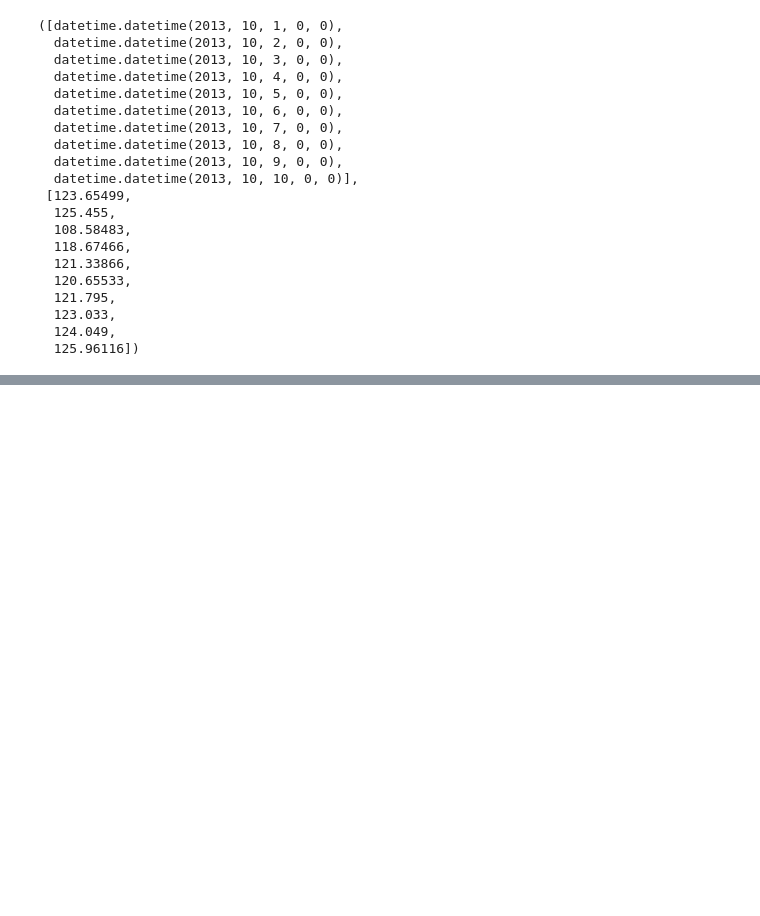
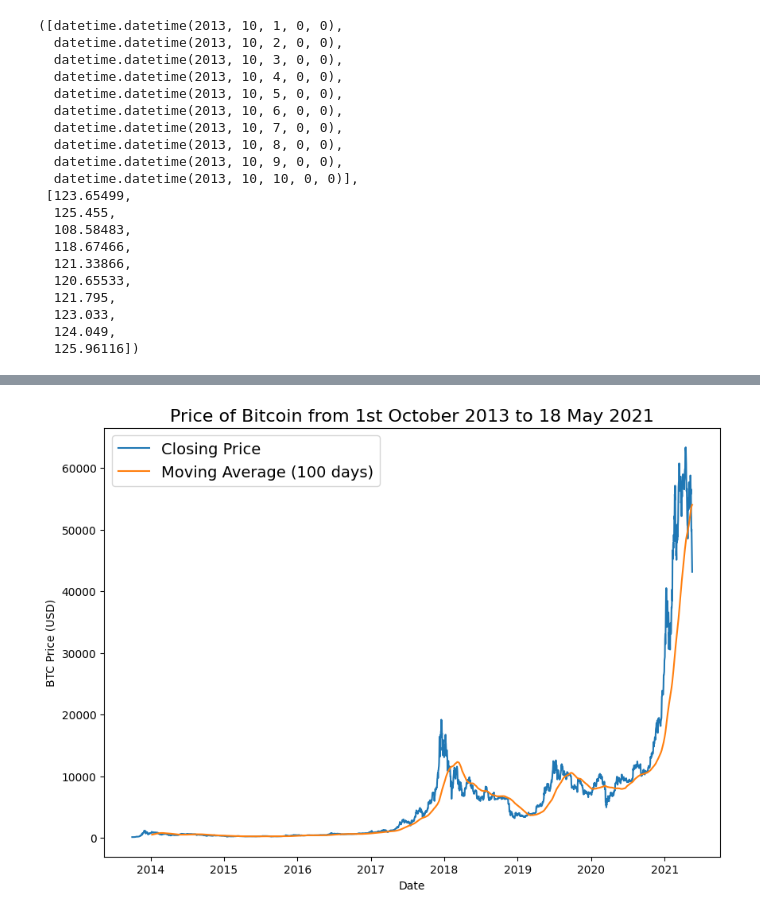
Before and after one commit to 21Ovi/BitPredict, a Jupyter notebook: BitPredict.ipynb, the cells around one changed output, grey strips where cells are left out. Saved outputs shown, nothing was run; the diff lists cells and outputs as text; code cells hidden in the pictures; blank space fills up the shorter version.

```diff
--- a/BitPredict.ipynb
+++ b/BitPredict.ipynb
@@ -143,0 +144,12 @@ plt.xlabel("Date");
+# %%
+# Plot the closing price with a moving average
+
+plt.figure(figsize=(10, 7))
+plt.plot(bitcoin_prices.index, bitcoin_prices['price'], label='Closing Price')
+plt.plot(bitcoin_prices.index, bitcoin_prices['price'].rolling(window=100).mean(), label='Moving Average (100 days)')
+plt.xlabel('Date')
+plt.ylabel('BTC Price (USD)')
+plt.title('Price of Bitcoin from 1st October 2013 to 18 May 2021', fontsize=16)
+plt.legend(fontsize=14);
+# %% [output]
+[figure, added]
```
Also changed, not shown: parts of 3 cells of this notebook.
